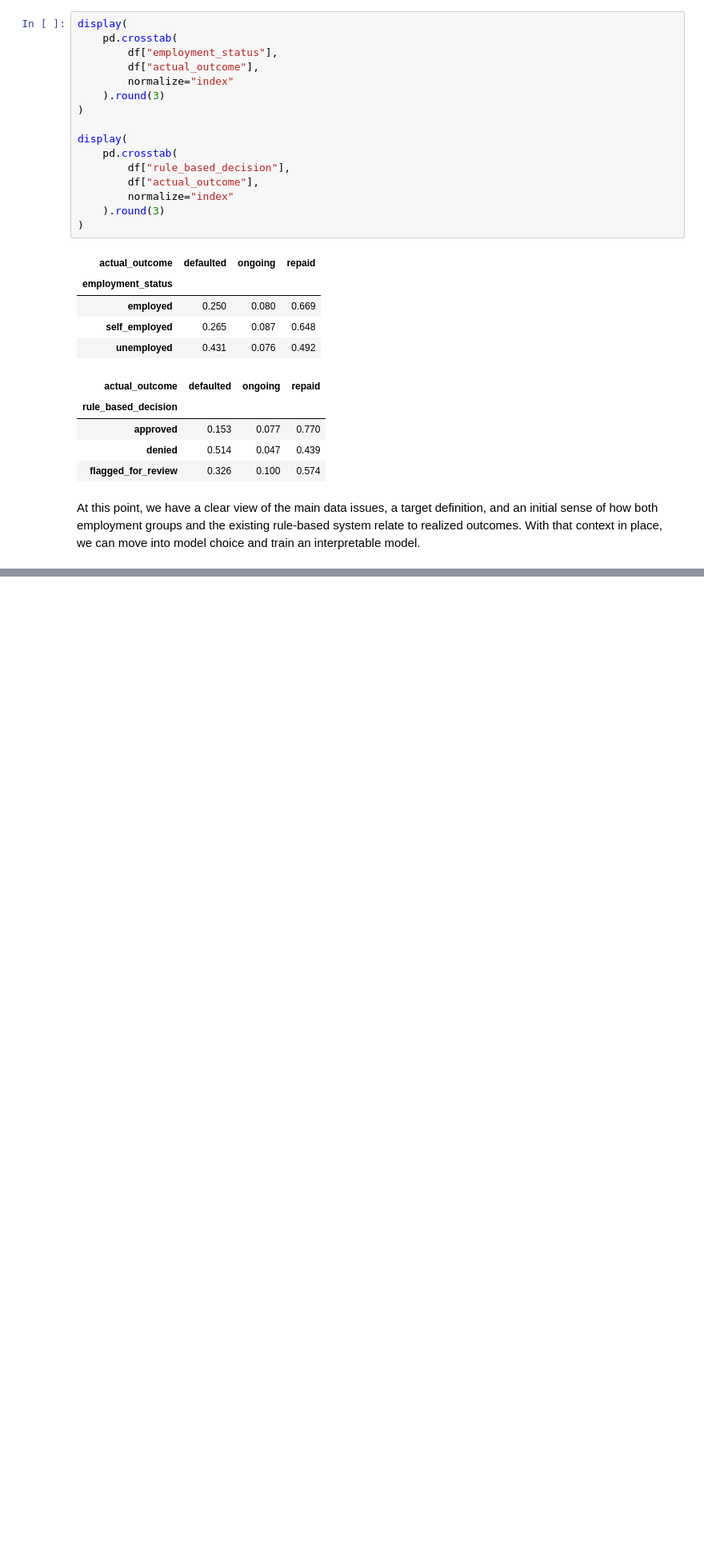
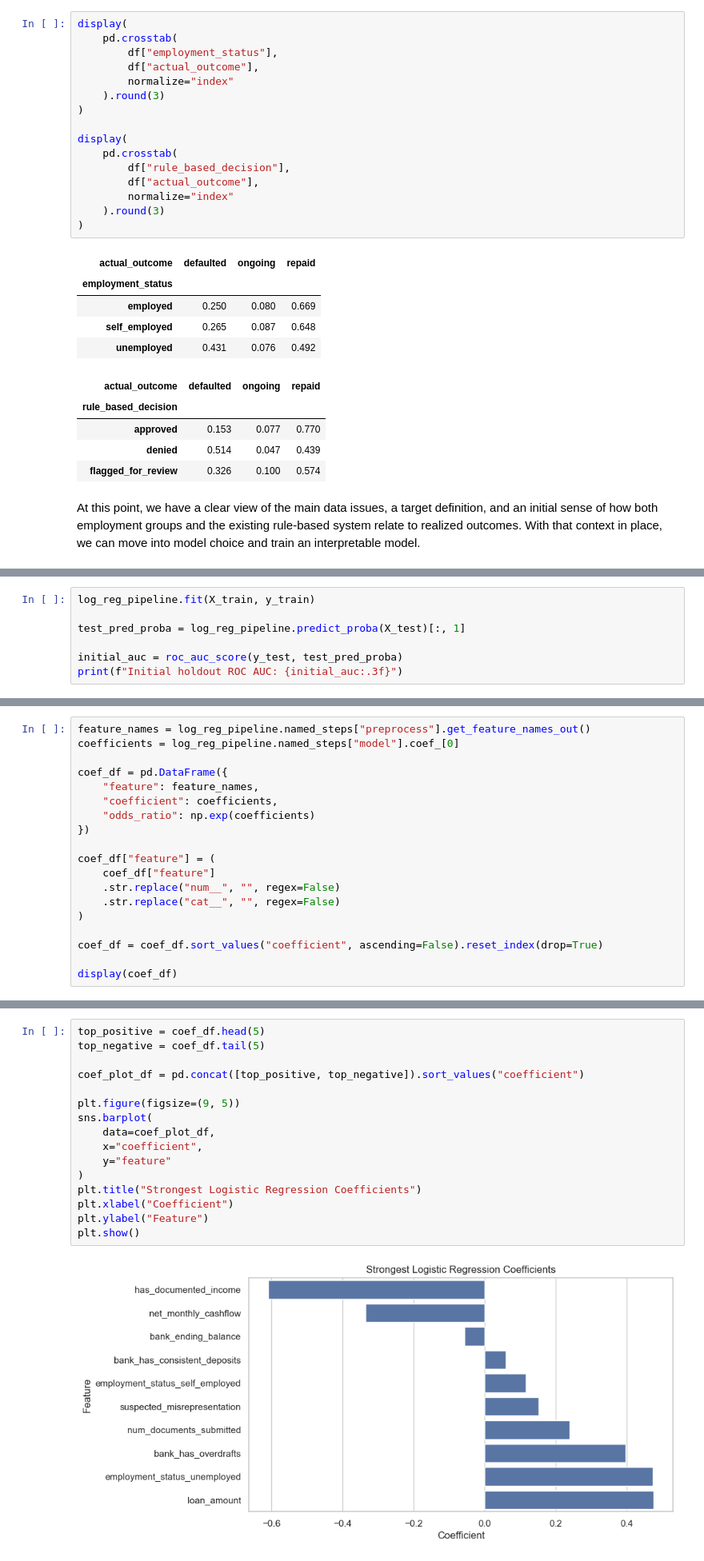
Before and after one commit to manavV245/loan-default-predictor, a Jupyter notebook: notebooks/ML_take_home.ipynb, the cells around one changed output, grey strips where cells are left out. Shown at 80% size. Drawn from its saved outputs; the diff is of its cells as text; blank space fills up the shorter version.

Commit message:
Trained a Logistic Regression Model

```diff
--- a/notebooks/ML_take_home.ipynb
+++ b/notebooks/ML_take_home.ipynb
@@ -373,0 +485,7 @@ At this point, we have a clear view of the main data issues, a target definition
+# %%
+log_reg_pipeline.fit(X_train, y_train)
+
+test_pred_proba = log_reg_pipeline.predict_proba(X_test)[:, 1]
+
+initial_auc = roc_auc_score(y_test, test_pred_proba)
+print(f"Initial holdout ROC AUC: {initial_auc:.3f}")
@@ -373,0 +498,19 @@ At this point, we have a clear view of the main data issues, a target definition
+# %%
+feature_names = log_reg_pipeline.named_steps["preprocess"].get_feature_names_out()
+coefficients = log_reg_pipeline.named_steps["model"].coef_[0]
+
+coef_df = pd.DataFrame({
+    "feature": feature_names,
+    "coefficient": coefficients,
+    "odds_ratio": np.exp(coefficients)
+})
+
+coef_df["feature"] = (
+    coef_df["feature"]
+    .str.replace("num__", "", regex=False)
+    .str.replace("cat__", "", regex=False)
+)
+
+coef_df = coef_df.sort_values("coefficient", ascending=False).reset_index(drop=True)
+
+display(coef_df)
@@ -373,0 +531,18 @@ At this point, we have a clear view of the main data issues, a target definition
+# %%
+top_positive = coef_df.head(5)
+top_negative = coef_df.tail(5)
+
+coef_plot_df = pd.concat([top_positive, top_negative]).sort_values("coefficient")
+
+plt.figure(figsize=(9, 5))
+sns.barplot(
+    data=coef_plot_df,
+    x="coefficient",
+    y="feature"
+)
+plt.title("Strongest Logistic Regression Coefficients")
+plt.xlabel("Coefficient")
+plt.ylabel("Feature")
+plt.show()
+# %% [output]
+[figure, added]
```
Also changed, not shown: parts of 12 cells of this notebook.
